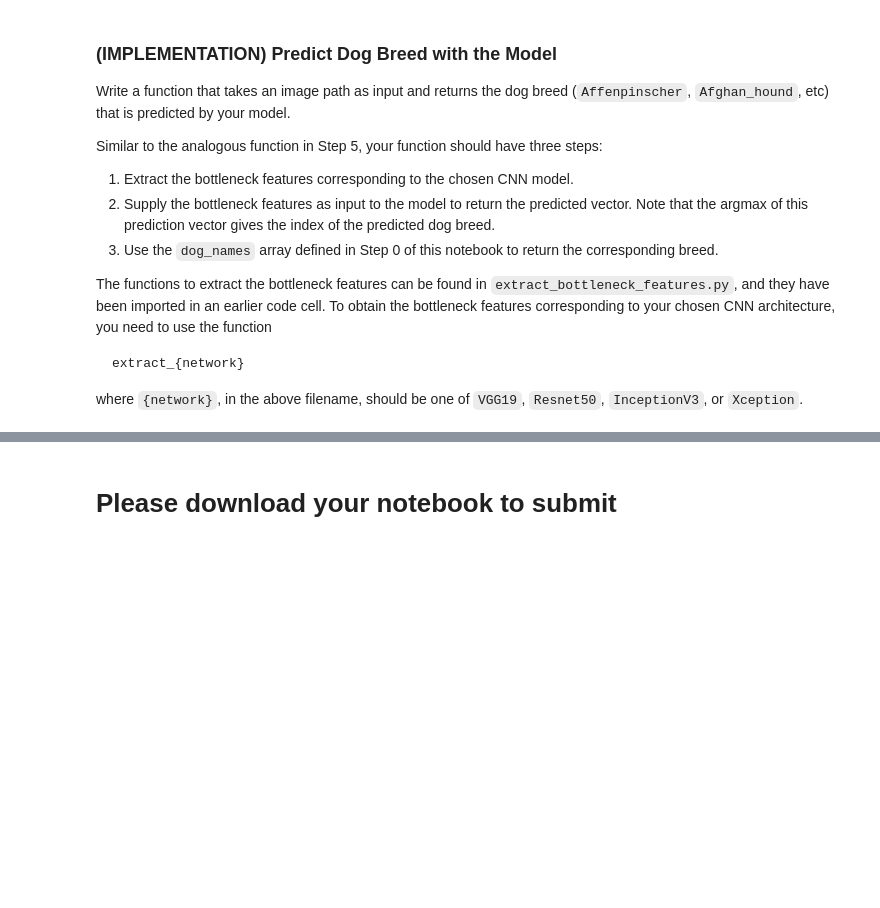
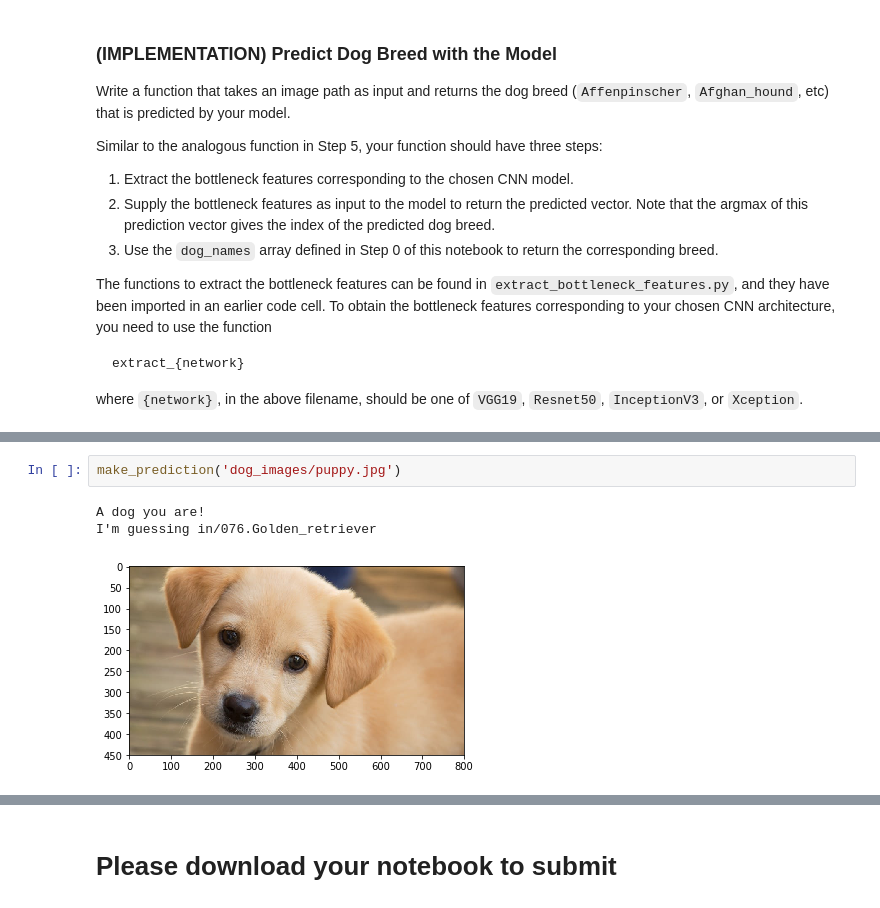
Before and after one commit to megamindAnalysis/machine_learning, a Jupyter notebook: dog_app.ipynb, the cells around one changed output, grey strips where cells are left out. Drawn from its saved outputs; the diff is of its cells as text; blank space fills up the shorter version.

```diff
--- a/dog_app.ipynb
+++ b/dog_app.ipynb
@@ -774,0 +860,6 @@ TypeError: unsupported operand type(s) for /=: 'str' and 'float'
+# %%
+make_prediction('dog_images/puppy.jpg')
+# %% [output]
+A dog you are!
+I'm guessing in/076.Golden_retriever
+[figure, added]
```
Also changed, not shown: parts of 29 cells of this notebook, 1 other file.
